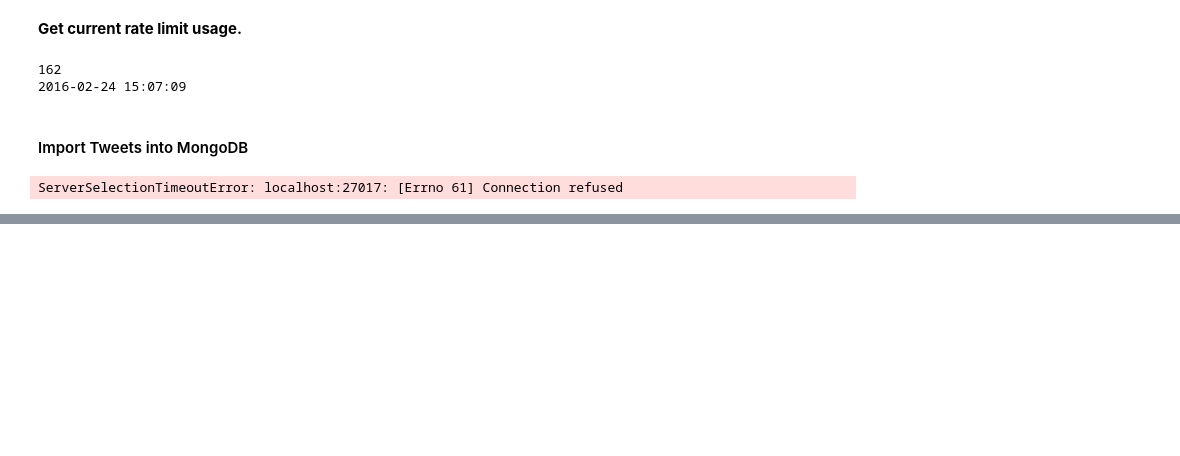
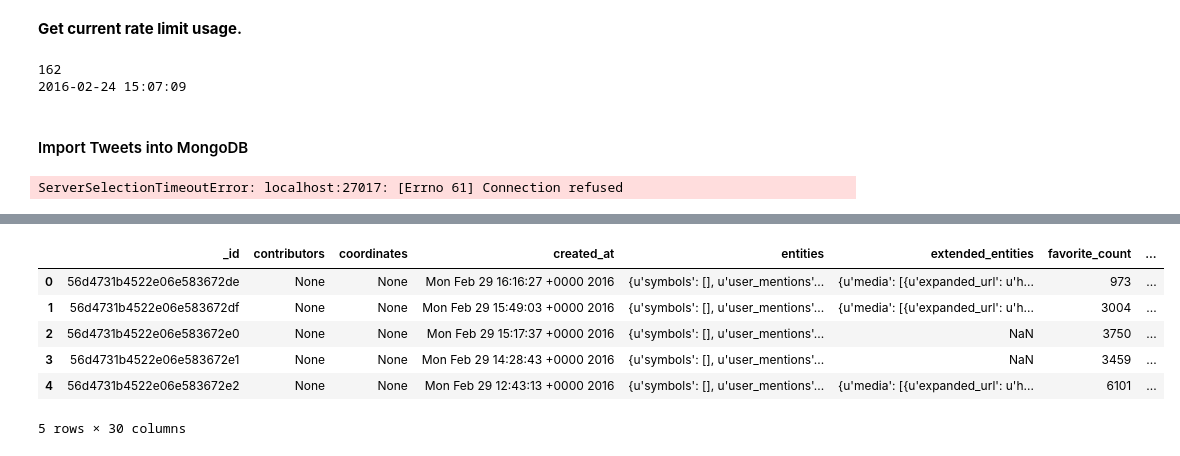
Before and after one commit to dianalam/candidate-tweets, a Jupyter notebook: twitter-api-calls.ipynb, the cells around one changed output, grey strips where cells are left out. Drawn from its saved outputs; the diff is of its cells as text; code cells hidden in the pictures; blank space fills up the shorter version.

```diff
--- a/twitter-api-calls.ipynb
+++ b/twitter-api-calls.ipynb
@@ -320,0 +440,2 @@ tweets.find_one()
+# %%
+tweet_list = []
@@ -320,0 +468,12 @@ tweets.find_one()
+# %%
+ugh_df = pd.DataFrame(tweet_list)
+# %%
+ugh_df.head()
+# %% [output]
+|  | _id | contributors | coordinates | created_at | entities | extended_entities | favorite_count | ... |
+| 0 | 56d4731b4522e06e583672de | None | None | Mon Feb 29 16:16:27 +0000 2016 | {u'symbols': [], u'user_mentions'... | {u'media': [{u'expanded_url': u'h... | 973 | ... |
+| 1 | 56d4731b4522e06e583672df | None | None | Mon Feb 29 15:49:03 +0000 2016 | {u'symbols': [], u'user_mentions'... | {u'media': [{u'expanded_url': u'h... | 3004 | ... |
+| 2 | 56d4731b4522e06e583672e0 | None | None | Mon Feb 29 15:17:37 +0000 2016 | {u'symbols': [], u'user_mentions'... | NaN | 3750 | ... |
+| 3 | 56d4731b4522e06e583672e1 | None | None | Mon Feb 29 14:28:43 +0000 2016 | {u'symbols': [], u'user_mentions'... | NaN | 3459 | ... |
+| 4 | 56d4731b4522e06e583672e2 | None | None | Mon Feb 29 12:43:13 +0000 2016 | {u'symbols': [], u'user_mentions'... | {u'media': [{u'expanded_url': u'h... | 6101 | ... |
+5 rows × 30 columns
```
Also changed, not shown: parts of 73 cells of this notebook, 2 other files.
